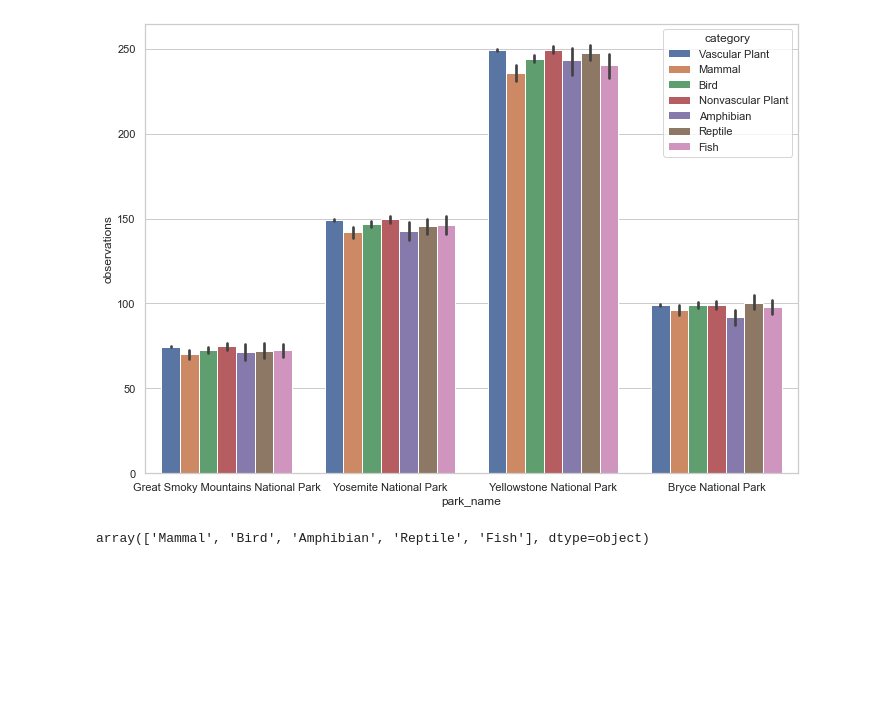
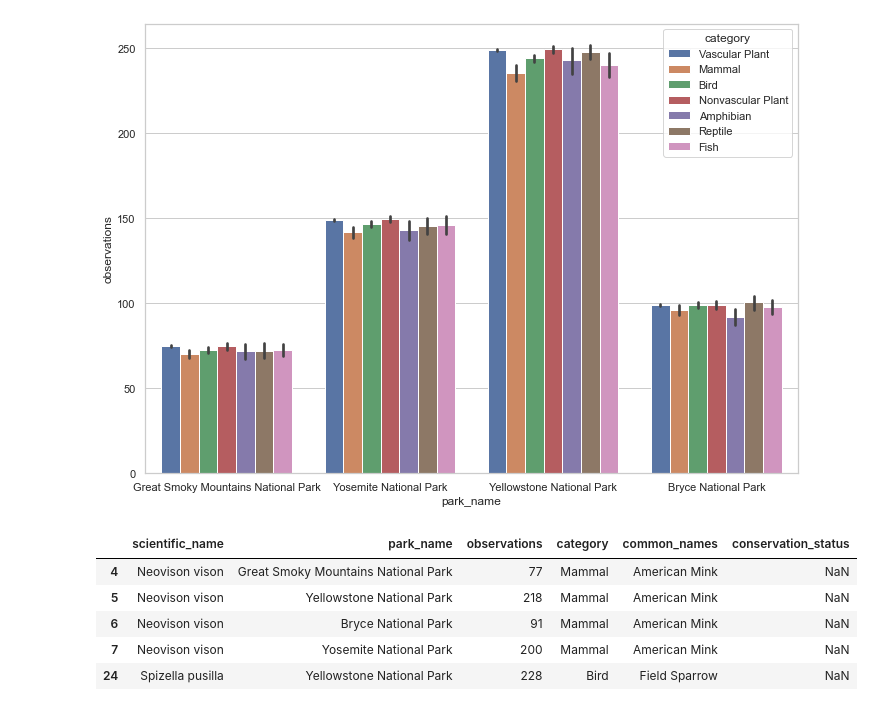
Before and after one commit to stormborn333/Biodiversity_in_National_Parks, a Jupyter notebook: biodiversity.ipynb, the cells around one changed output. Cells and saved outputs as stored; diff of their text form; code cells hidden in the pictures; blank space fills up the shorter version.

```diff
--- a/biodiversity.ipynb
+++ b/biodiversity.ipynb
@@ -106,9 +106,15 @@ plt.show()
 # %%
 df_animals = df[(df['category']=='Mammal') |(df['category']=='Bird') |
                 (df['category']=='Amphibian') | (df['category']=='Reptile') |
                 (df['category']=='Fish') ] #creating df containing only data about animals
+df_animals.head()
 # %% [output]
-array(['Mammal', 'Bird', 'Amphibian', 'Reptile', 'Fish'], dtype=object)
+|  | scientific_name | park_name | observations | category | common_names | conservation_status |
+| 4 | Neovison vison | Great Smoky Mountains National Park | 77 | Mammal | American Mink | NaN |
+| 5 | Neovison vison | Yellowstone National Park | 218 | Mammal | American Mink | NaN |
+| 6 | Neovison vison | Bryce National Park | 91 | Mammal | American Mink | NaN |
+| 7 | Neovison vison | Yosemite National Park | 200 | Mammal | American Mink | NaN |
+| 24 | Spizella pusilla | Yellowstone National Park | 228 | Bird | Field Sparrow | NaN |
 # %%
 df_plants = df[(df['category']=='Vascular Plant') |
                (df['category']=='Nonvascular PLant')] #creating df containg only data about plants
```
Also changed, not shown: parts of 2 cells of this notebook.
